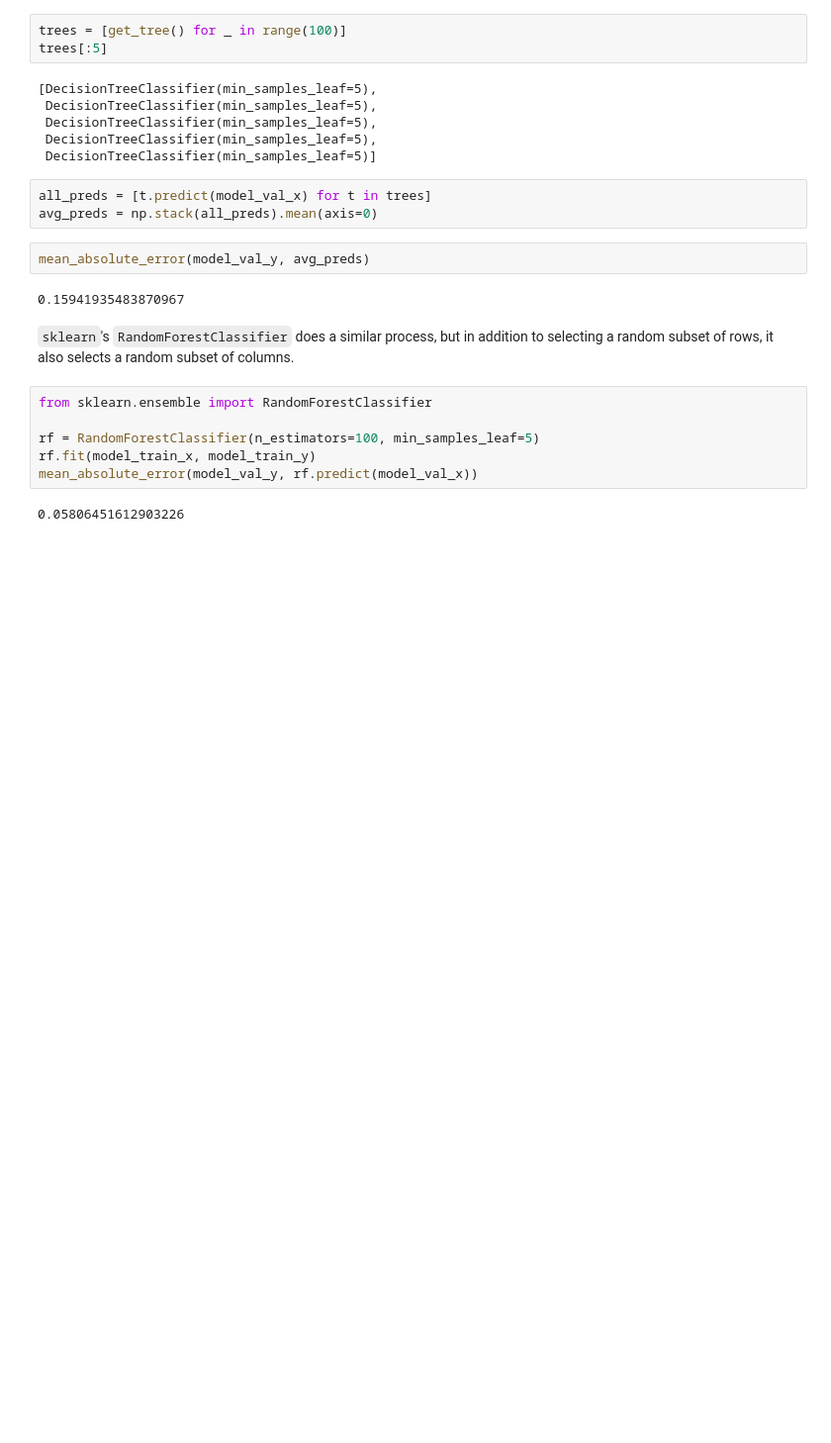
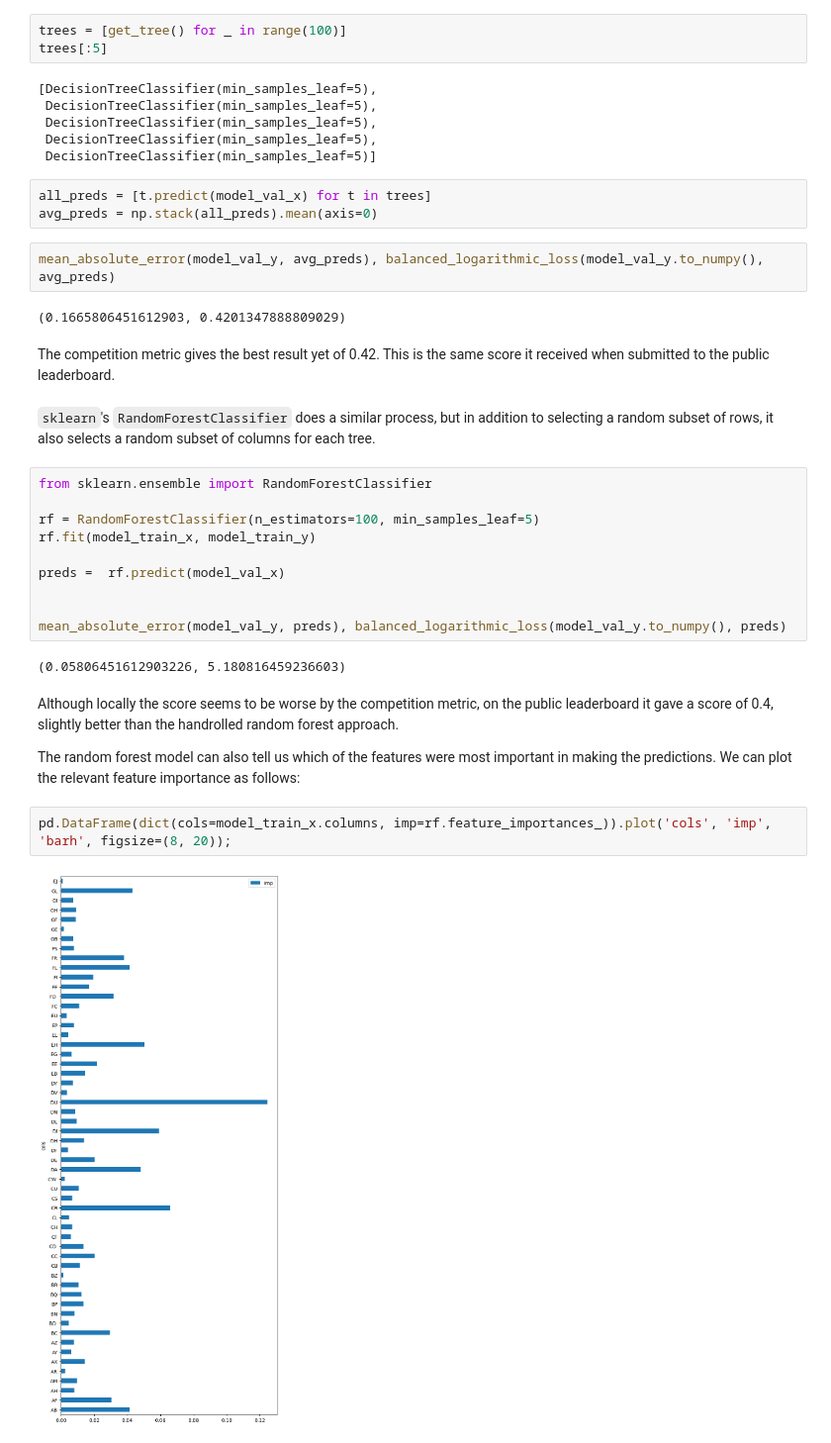
Before and after one commit to programmer-ke/icr-age-related-kaggle-competition, a Jupyter notebook: notebooks/baseline.ipynb, the cells around one changed output. Shown at 99% size. Saved outputs shown, nothing was run; the diff lists cells and outputs as text; blank space fills up the shorter version.

```diff
--- a/notebooks/baseline.ipynb
+++ b/notebooks/baseline.ipynb
@@ -491,16 +566,30 @@ trees[:5]
 all_preds = [t.predict(model_val_x) for t in trees]
 avg_preds = np.stack(all_preds).mean(axis=0)
 # %%
-mean_absolute_error(model_val_y, avg_preds)
+mean_absolute_error(model_val_y, avg_preds), balanced_logarithmic_loss(model_val_y.to_numpy(), avg_preds)
 # %% [output]
-0.15941935483870967
+(0.1665806451612903, 0.4201347888809029)
+# %% [markdown]
+The competition metric gives the best result yet of 0.42. This is the same score it received when submitted to the public leaderboard.
 # %% [markdown]
-`sklearn`'s `RandomForestClassifier` does a similar process, but in addition to selecting a random subset of rows, it also selects a random subset of columns.
+`sklearn`'s `RandomForestClassifier` does a similar process, but in addition to selecting a random subset of rows, it also selects a random subset of columns for each tree.
 # %%
 from sklearn.ensemble import RandomForestClassifier
 
 rf = RandomForestClassifier(n_estimators=100, min_samples_leaf=5)
 rf.fit(model_train_x, model_train_y)
-mean_absolute_error(model_val_y, rf.predict(model_val_x))
+
+preds =  rf.predict(model_val_x)
+
+
+mean_absolute_error(model_val_y, preds), balanced_logarithmic_loss(model_val_y.to_numpy(), preds)
 # %% [output]
-0.05806451612903226
+(0.05806451612903226, 5.180816459236603)
+# %% [markdown]
+Although locally the score seems to be worse by the competition metric, on the public leaderboard it gave a score of 0.4, slightly better than the handrolled random forest approach.
+
+The random forest model can also tell us which of the features were most important in making the predictions. We can plot the relevant feature importance as follows:
+# %%
+pd.DataFrame(dict(cols=model_train_x.columns, imp=rf.feature_importances_)).plot('cols', 'imp', 'barh', figsize=(8, 20));
+# %% [output]
+[figure, added]
```
Also changed, not shown: parts of 31 cells of this notebook.
